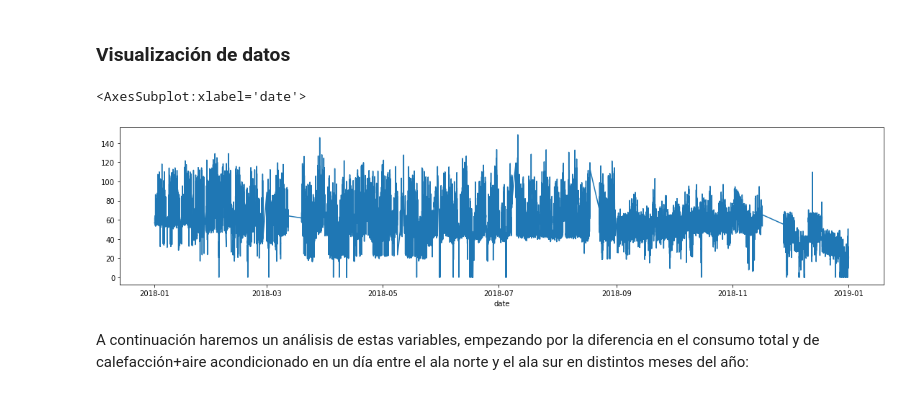
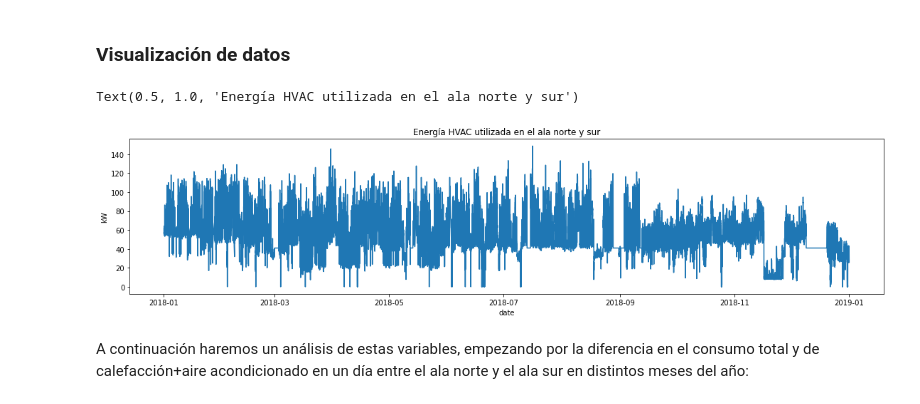
Before and after one commit to maaguado/time-series-building59, a Jupyter notebook: Inicial.ipynb, the cells around one changed output. Drawn from its saved outputs; the diff is of its cells as text; code cells hidden in the pictures.

```diff
--- a/Inicial.ipynb
+++ b/Inicial.ipynb
@@ -26,7 +27,8 @@ import plotly.graph_objects as go
 from plotly.subplots import make_subplots
 
 
-path = "../data/"
+path = "../data_postprocess/"
+path_bruto = "../data/"
 # %% [markdown]
 ## Energy use
 
@@ -38,6 +40,6 @@ El primer csv es el que contiene la información de uso de energía, y contiene
 5. hvac_N: carga de calefacción + aire acondicionado del ala norte
 # %%
 # Importamos csv
-energy_use = pd.read_csv(path+'ele.csv')
+energy_use = pd.read_csv(path+'ele_postprocess.csv')
 energy_use.head()
 # %% [output]
@@ -50,9 +52,6 @@ energy_use.head()
 # %%
 #We change the date column into datetime format
 energy_use['date']= pd.to_datetime(energy_use['date'])
-
-#We remove the last column
-energy_use.drop('Unnamed: 6', axis=1, inplace=True)
 # %%
 energy_use.head()
 # %% [output]
@@ -67,11 +66,14 @@ energy_use.head()
 # %%
 #Visualizamos la energía en aire condicionado (ala norte+sur) consumida en el año 2018:
 energy_use_2018_total = energy_use[energy_use['date'].dt.year==2018]['hvac_S'] + energy_use[energy_use['date']<'2019']['hvac_N']
 plt.figure(figsize=(19,4))
 sns.lineplot(x =energy_use[energy_use['date'].dt.year==2018]['date'] , y=energy_use_2018_total)
+plt.ylabel('kW')
+
+plt.title('Energía HVAC utilizada en el ala norte y sur')
 # %% [output]
-<AxesSubplot:xlabel='date'>
+Text(0.5, 1.0, 'Energía HVAC utilizada en el ala norte y sur')
-[figure, old version]
+[figure, new version]
 # %% [markdown]
 A continuación haremos un análisis de estas variables, empezando por la diferencia en el consumo total y de calefacción+aire acondicionado en un día entre el ala norte y el ala sur en distintos meses del año:
 # %%
```
Also changed, not shown: parts of 39 cells of this notebook, 1 other file.
